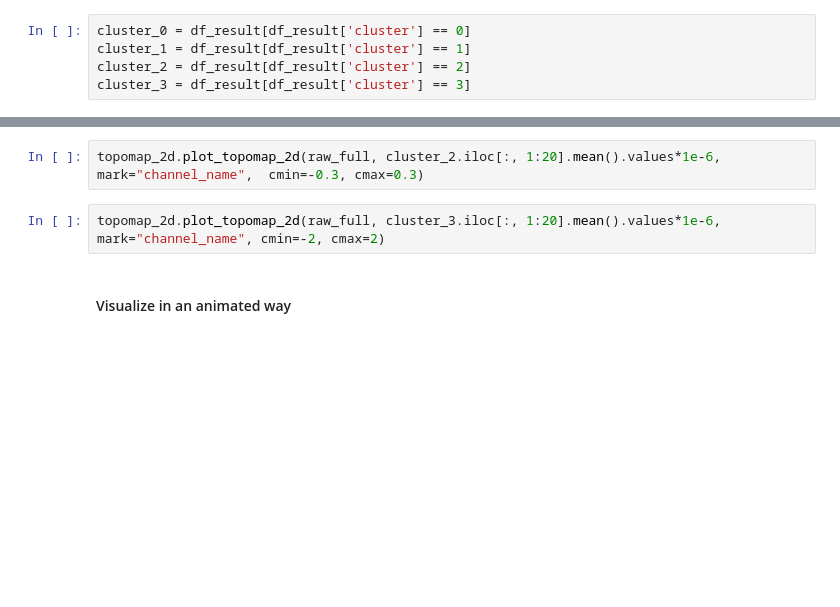
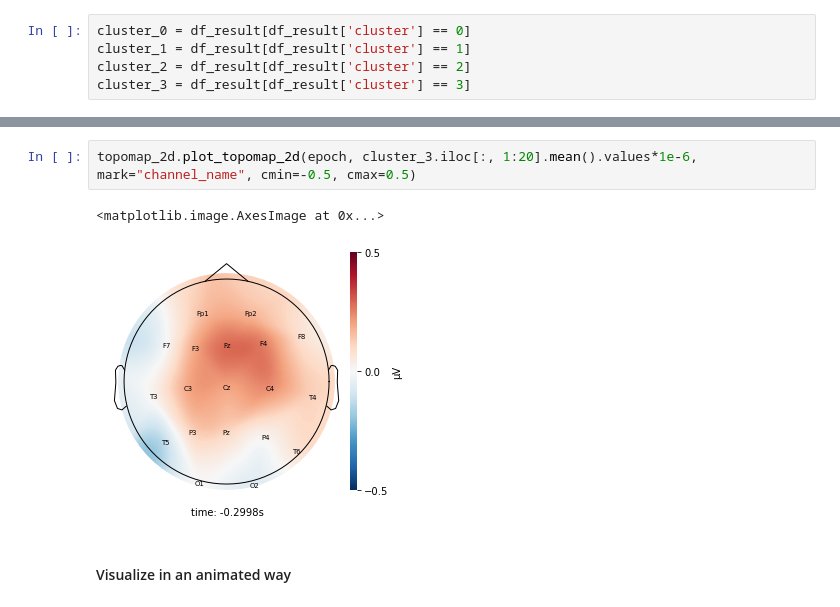
Before and after one commit to UBC-MDS/simpl_eeg_capstone, a Jupyter notebook: src/clustering/clustering_HMM.ipynb, the cells around one changed output, grey strips where cells are left out. Saved outputs shown, nothing was run; the diff lists cells and outputs as text; blank space fills up the shorter version.

```diff
--- a/src/clustering/clustering_HMM.ipynb
+++ b/src/clustering/clustering_HMM.ipynb
@@ -138,7 +191,8 @@ topomap_2d.plot_topomap_2d(raw_full, cluster_1.iloc[:, 1:20].mean().values*1e-6,
 # %%
-topomap_2d.plot_topomap_2d(raw_full, cluster_2.iloc[:, 1:20].mean().values*1e-6, mark="channel_name",  cmin=-0.3, cmax=0.3)
+topomap_2d.plot_topomap_2d(epoch, cluster_3.iloc[:, 1:20].mean().values*1e-6, mark="channel_name", cmin=-0.5, cmax=0.5)
+# %% [output]
+<matplotlib.image.AxesImage at 0x...>
+[figure, added]
-# %%
-topomap_2d.plot_topomap_2d(raw_full, cluster_3.iloc[:, 1:20].mean().values*1e-6, mark="channel_name", cmin=-2, cmax=2)
 # %% [markdown]
 #### Visualize in an animated way
 # %%
```
Also changed, not shown: parts of 13 cells of this notebook.
